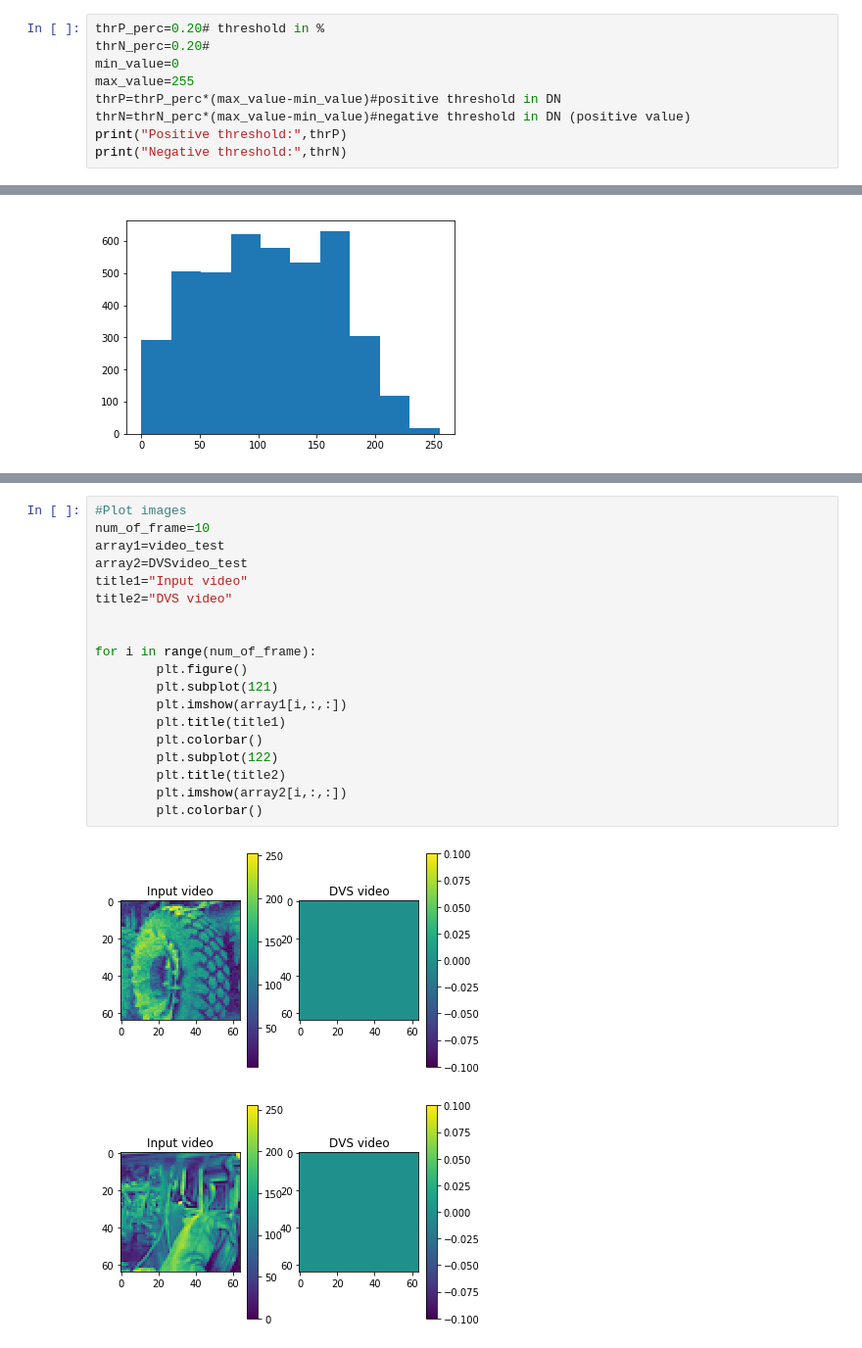
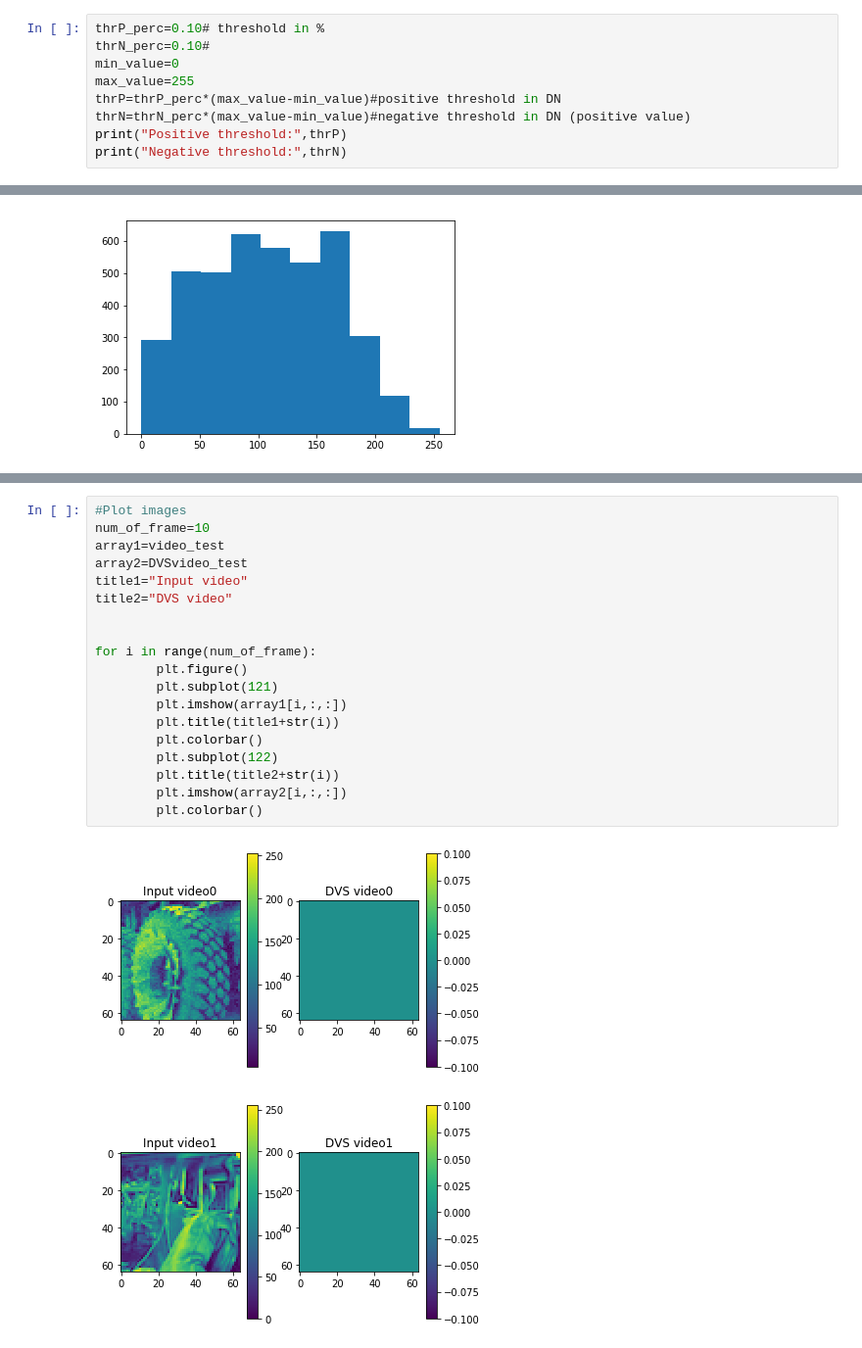
Before and after one commit to gemmataverni/TubingenSecondment, a Jupyter notebook: scripts/Preprocessing_for_DVS_image.ipynb, the cells around one changed output, grey strips where cells are left out. Shown: that part at 98% size. Drawn from its saved outputs; the diff is of its cells as text.

```diff
--- a/scripts/Preprocessing_for_DVS_image.ipynb
+++ b/scripts/Preprocessing_for_DVS_image.ipynb
@@ -63,8 +111,8 @@ def DVSimages(video,thrP,thrN):
 # %% [markdown]
 ## Main
 # %%
-thrP_perc=0.20# threshold in %
-thrN_perc=0.20#
+thrP_perc=0.10# threshold in %
+thrN_perc=0.10#
 min_value=0
 max_value=255
 thrP=thrP_perc*(max_value-min_value)#positive threshold in DN
@@ -117,22 +165,22 @@ plt.hist(DVSvideo_train.flatten())
 # %%
 #Plot images
 num_of_frame=10
 array1=video_test
 array2=DVSvideo_test
 title1="Input video"
 title2="DVS video"
 
 
 for i in range(num_of_frame):
         plt.figure()
         plt.subplot(121)
         plt.imshow(array1[i,:,:])
-        plt.title(title1)
+        plt.title(title1+str(i))
         plt.colorbar()
         plt.subplot(122)
-        plt.title(title2)
+        plt.title(title2+str(i))
         plt.imshow(array2[i,:,:])
         plt.colorbar()
 # %% [output]
-[figure, old version]
+[figure, new version]
-[figure, old version]
+[figure, new version]
```
Also changed, not shown: parts of 15 cells of this notebook.
